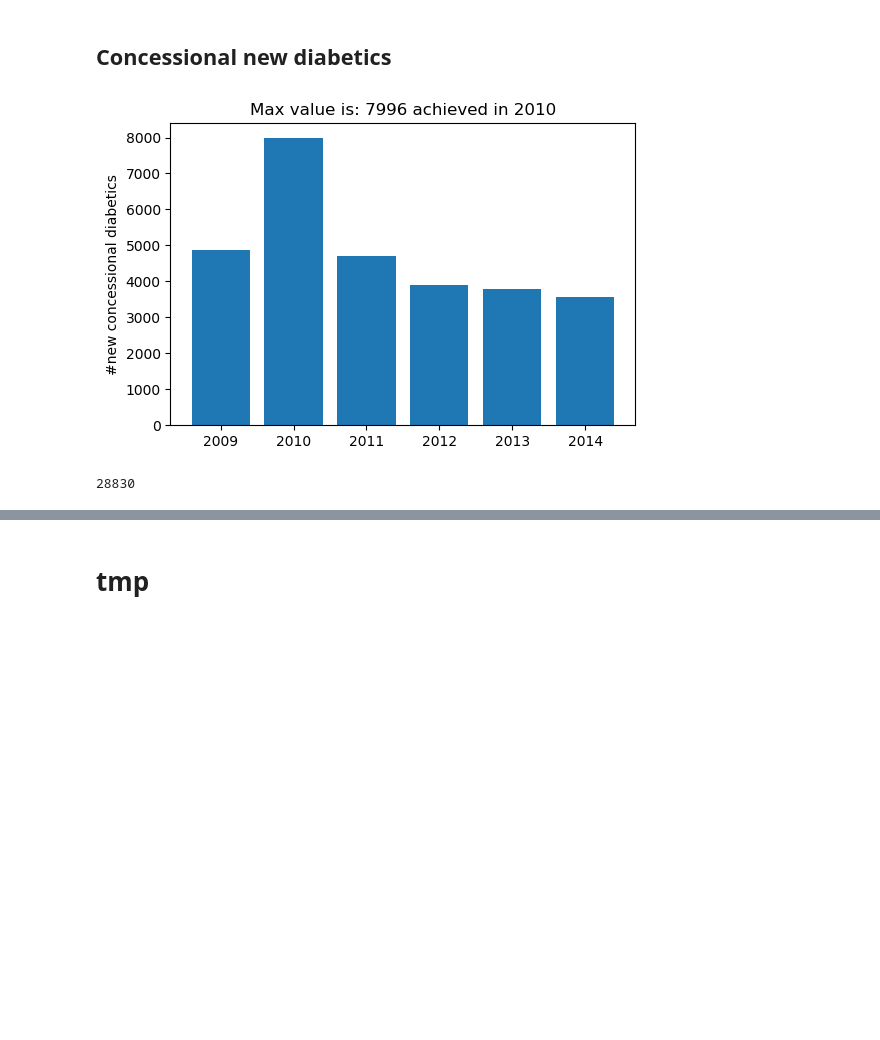
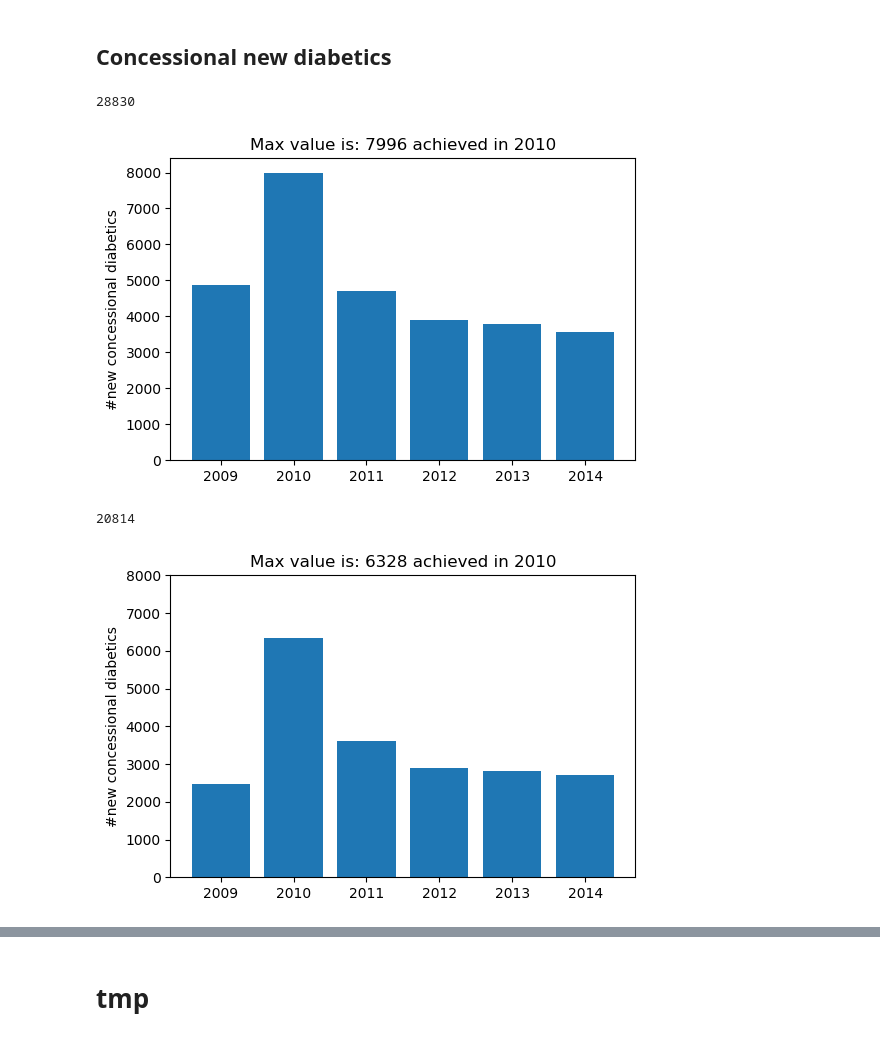
Before and after one commit to samuelefiorini/tangle, a Jupyter notebook: notebooks/summary_plots.ipynb, the cells around one changed output, grey strips where cells are left out. Saved outputs shown, nothing was run; the diff lists cells and outputs as text; code cells hidden in the pictures; blank space fills up the shorter version.

```diff
--- a/notebooks/summary_plots.ipynb
+++ b/notebooks/summary_plots.ipynb
@@ -72,11 +72,26 @@ plt.bar(np.arange(len(starting)), starting)
 plt.xticks(np.arange(len(starting)), years[1:])
 plt.ylabel('#new concessional diabetics')
 plt.title('Max value is: {} achieved in {}'.format(np.max(starting),
-                                             years[1:][np.argmax(starting)]))
-plt.savefig('../tmp/people_started_using_dd.png');
+                                             years[1:][np.argmax(starting)]));
+print(sum(starting))
+# plt.savefig('../tmp/people_started_using_dd.png');
 # %% [output]
+28830
 [figure]
-# %%
-sum(starting)
-# %% [output]
-28830
+# %%
+starting = []
+for year in years[1:]:
+    positive_subjects = pd.read_csv('../tmp/dump_{}_METONLY_class_1.csv'.format(year))
+    starting.append(len(positive_subjects))
+# %%
+plt.figure(dpi=100)
+plt.bar(np.arange(len(starting)), starting)
+plt.xticks(np.arange(len(starting)), years[1:])
+plt.ylabel('#new concessional diabetics')
+plt.title('Max value is: {} achieved in {}'.format(np.max(starting),
+                                             years[1:][np.argmax(starting)]))
+plt.ylim([0, 8000]);
+print(sum(starting))
+# %% [output]
+20814
+[figure, added]
```
Also changed, not shown: parts of 3 cells of this notebook, 2 other files.
